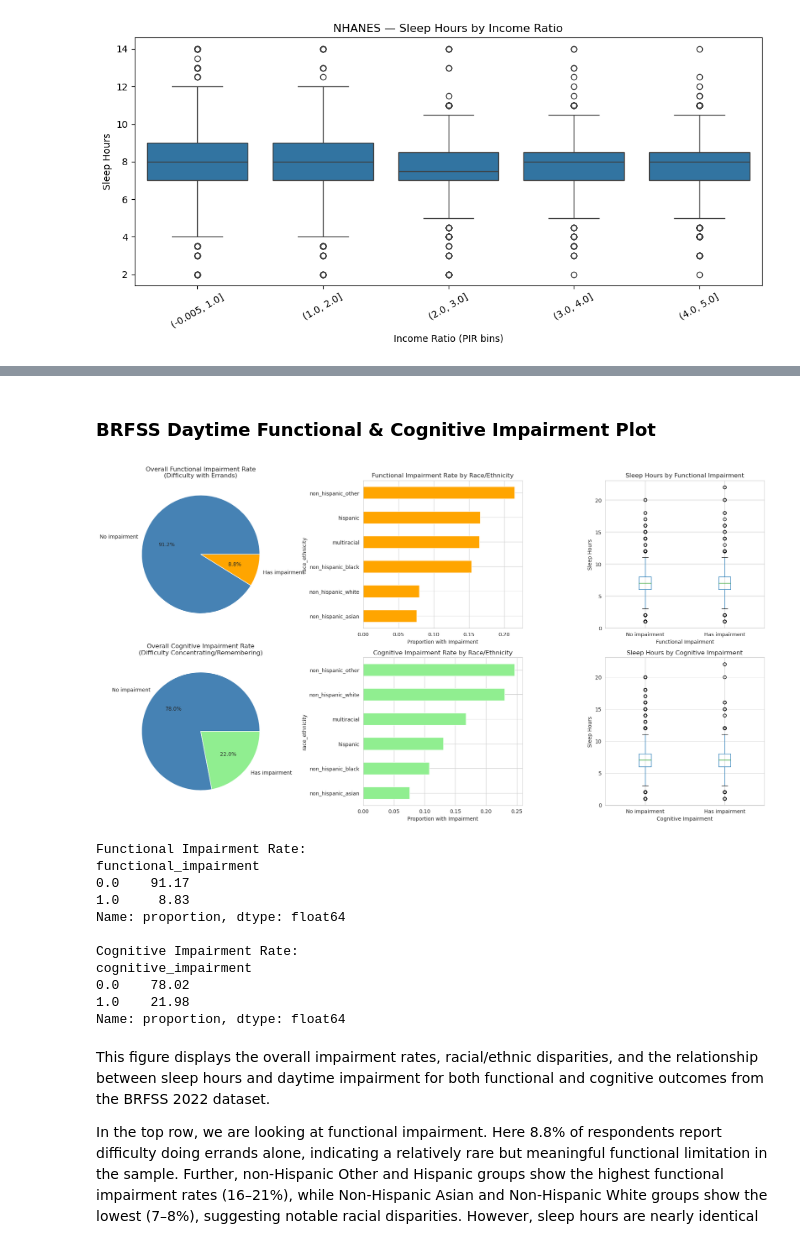
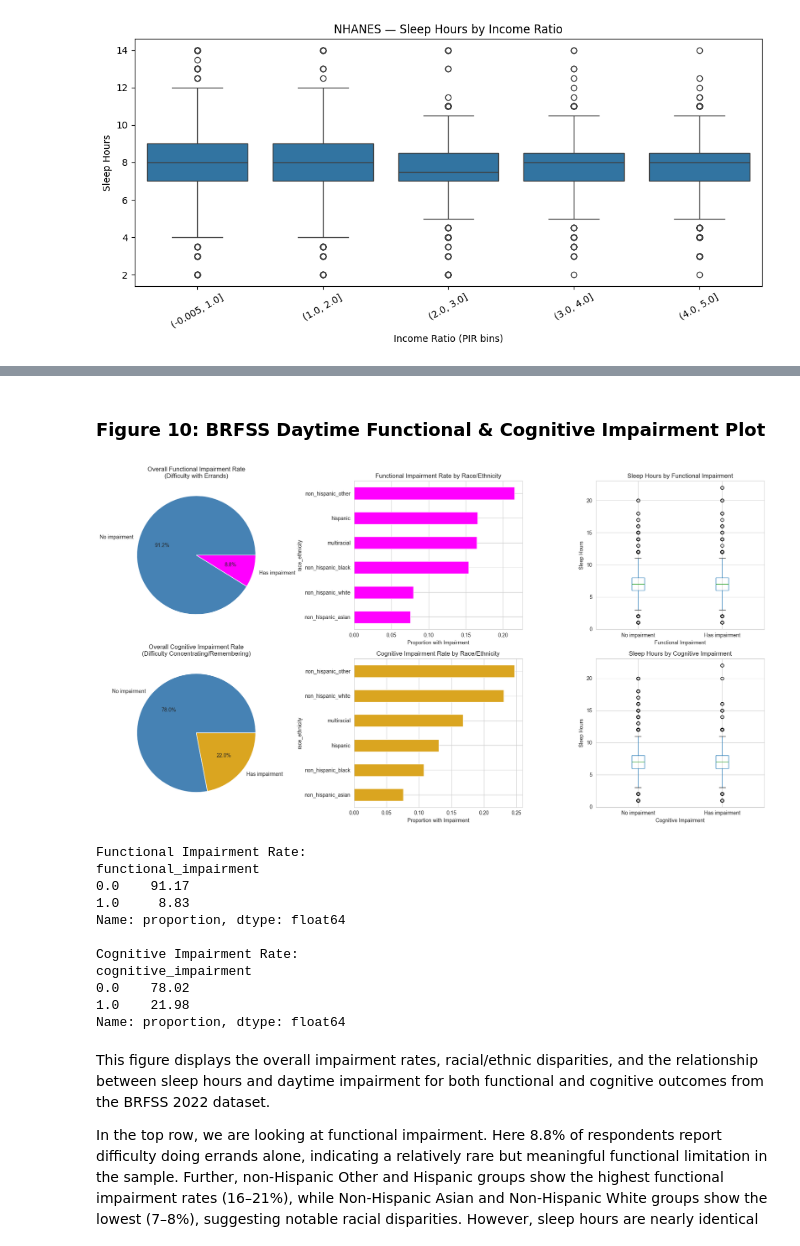
Before and after one commit to COGS108/Group150_WI26, a Jupyter notebook: 03-FinalProject.ipynb, the cells around one changed output, grey strips where cells are left out. Cells and saved outputs as stored; diff of their text form; code cells hidden in the pictures.

Commit message:
Fixed last descriptions + fixed colors

```diff
--- a/03-FinalProject.ipynb
+++ b/03-FinalProject.ipynb
@@ -973,5 +981,5 @@ As the number of poor mental health days increases, median sleep hours tend to s
 # %% [markdown]
-### BRFSS Daytime Functional & Cognitive Impairment Plot
+### Figure 10: BRFSS Daytime Functional & Cognitive Impairment Plot
 # %%
 fig, axes = plt.subplots(2, 3, figsize=(18, 10))
 
@@ -980,12 +988,12 @@ fig, axes = plt.subplots(2, 3, figsize=(18, 10))
 # Overall functional impairment rate
 functional_counts = df2["functional_impairment"].value_counts()
 axes[0, 0].pie(functional_counts, labels=["No impairment", "Has impairment"],
-               autopct="%1.1f%%", colors=["steelblue", "orange"])
+               autopct="%1.1f%%", colors=["steelblue", "fuchsia"])
 axes[0, 0].set_title("Overall Functional Impairment Rate\n(Difficulty with Errands)")
 
 # Functional impairment rate by race/ethnicity
 functional_by_race = df2.groupby("race_ethnicity")["functional_impairment"].mean().sort_values()
-functional_by_race.plot(kind="barh", ax=axes[0, 1], color="orange", edgecolor="white")
+functional_by_race.plot(kind="barh", ax=axes[0, 1], color="fuchsia", edgecolor="white")
 axes[0, 1].set_xlabel("Proportion with Impairment")
 axes[0, 1].set_title("Functional Impairment Rate by Race/Ethnicity")
 
@@ -1000,36 +1008,36 @@ plt.suptitle("")
 # ── Cognitive Impairment (CNCRDIFF) ──────────────────────────────────────
 
 # Overall cognitive impairment rate
 cognitive_counts = df2["cognitive_impairment"].value_counts()
 axes[1, 0].pie(cognitive_counts, labels=["No impairment", "Has impairment"],
-               autopct="%1.1f%%", colors=["steelblue", "lightgreen"])
+               autopct="%1.1f%%", colors=["steelblue", "goldenrod"])
 axes[1, 0].set_title("Overall Cognitive Impairment Rate\n(Difficulty Concentrating/Remembering)")
 
 # Cognitive impairment rate by race/ethnicity
 cognitive_by_race = df2.groupby("race_ethnicity")["cognitive_impairment"].mean().sort_values()
-cognitive_by_race.plot(kind="barh", ax=axes[1, 1], color="lightgreen", edgecolor="white")
+cognitive_by_race.plot(kind="barh", ax=axes[1, 1], color="goldenrod", edgecolor="white")
 axes[1, 1].set_xlabel("Proportion with Impairment")
 axes[1, 1].set_title("Cognitive Impairment Rate by Race/Ethnicity")
 
 # Sleep hours by cognitive impairment status
 df2.boxplot(column="sleep_hours", by="cognitive_impairment", ax=axes[1, 2])
 axes[1, 2].set_xticklabels(["No impairment", "Has impairment"])
 axes[1, 2].set_xlabel("Cognitive Impairment")
 axes[1, 2].set_ylabel("Sleep Hours")
 axes[1, 2].set_title("Sleep Hours by Cognitive Impairment")
 plt.suptitle("")
 
 plt.tight_layout()
 plt.savefig("results/brfss_daytime_impairment.png", dpi=150)
 plt.show()
 
 print("\nFunctional Impairment Rate:")
 print(df2["functional_impairment"].value_counts(normalize=True).mul(100).round(2))
 
 print("\nCognitive Impairment Rate:")
 print(df2["cognitive_impairment"].value_counts(normalize=True).mul(100).round(2))
 # %% [output]
-[figure, old version]
+[figure, new version]
 Functional Impairment Rate:
 functional_impairment
 0.0    91.17
```
Also changed, not shown: parts of 23 cells of this notebook, 8 other files.
